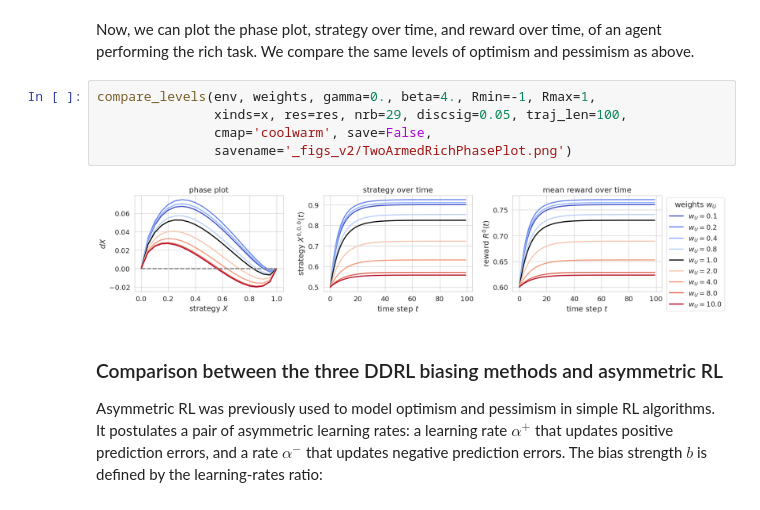
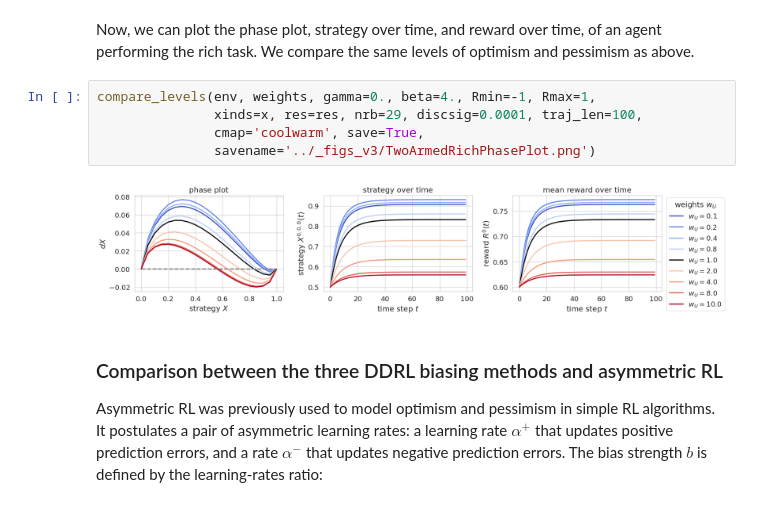
Before and after one commit to gerardoparra/pyDDRL, a Jupyter notebook: nbs/05_Results.ipynb, the cells around one changed output. Drawn from its saved outputs; the diff is of its cells as text.

```diff
--- a/nbs/05_Results.ipynb
+++ b/nbs/05_Results.ipynb
@@ -269,11 +271,11 @@ env = TwoArmedBandit(disttype='discrete', xs=xs, ps=ps)
 Now, we can plot the phase plot, strategy over time, and reward over time, of an agent performing the rich task. We compare the same levels of optimism and pessimism as above.
 # %%
 compare_levels(env, weights, gamma=0., beta=4., Rmin=-1, Rmax=1,
-               xinds=x, res=res, nrb=29, discsig=0.05, traj_len=100,
-               cmap='coolwarm', save=False,
-               savename='_figs_v2/TwoArmedRichPhasePlot.png')
+               xinds=x, res=res, nrb=29, discsig=0.0001, traj_len=100,
+               cmap='coolwarm', save=True,
+               savename='../_figs_v3/TwoArmedRichPhasePlot.png')
 # %% [output]
-[figure, old version]
+[figure, new version]
 # %% [markdown]
 ### Comparison between the three DDRL biasing methods and asymmetric RL
 
```
Also changed, not shown: parts of 31 cells of this notebook, 11 other files.
